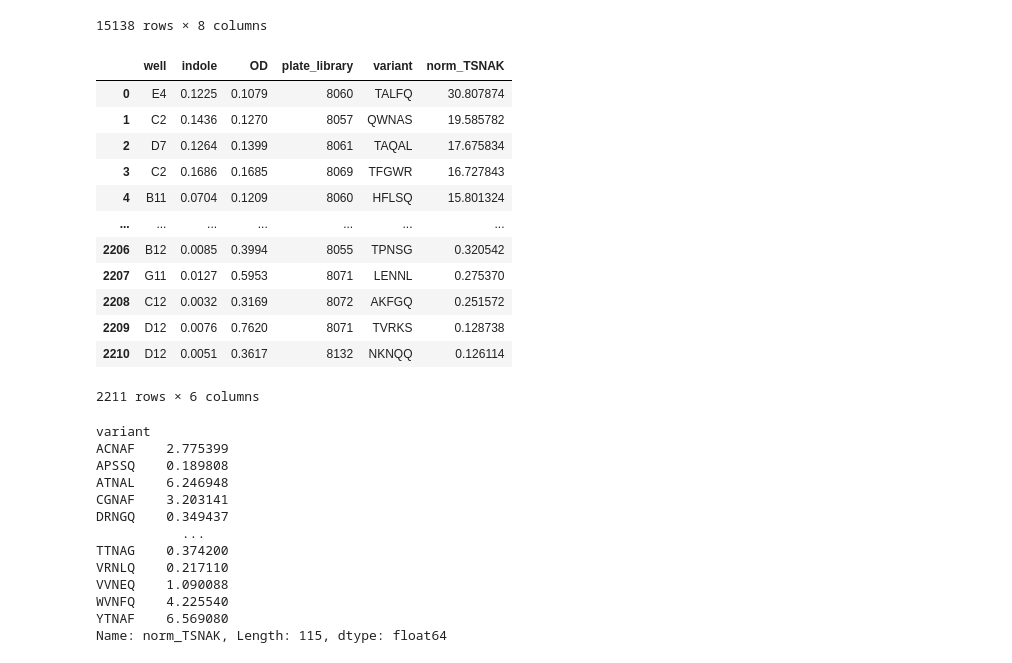
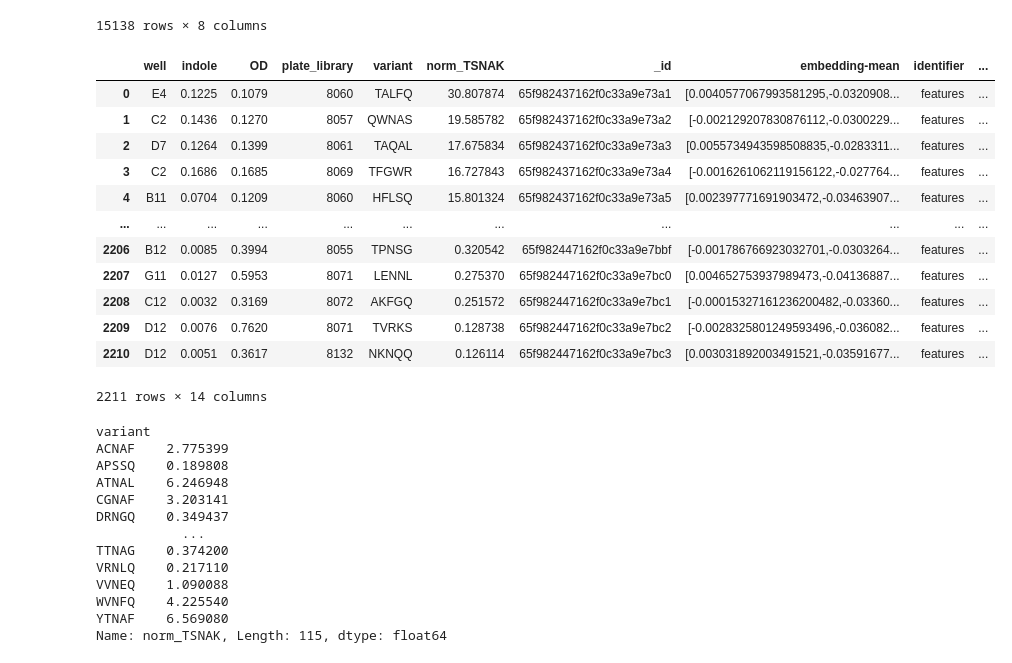
Before and after one commit to Queimo/stpy, a Jupyter notebook: data_exploration/ArM_data_exploration.ipynb, the cells around one changed output. Drawn from its saved outputs; the diff is of its cells as text; code cells hidden in the pictures.

```diff
--- a/data_exploration/ArM_data_exploration.ipynb
+++ b/data_exploration/ArM_data_exploration.ipynb
@@ -44,28 +43,28 @@ df_esm
 # %%
 # param = "T111H+S112F+N118L+A119S+K121Q" --> HFLSQ
 def get_variant_from_params(param: str):
     return "".join([x[-1] for x in param.split("+")])
 df_esm["variant"] = df_esm["params"].apply(get_variant_from_params)
 # drop where no + in params
 df_esm = df_esm[df_esm["params"].str.contains("\+")]
 
 # merge the two dataframes
-# df = df.merge(df_esm, left_on="variant", right_on="variant", how="inner")
+df = df.merge(df_esm, left_on="variant", right_on="variant", how="inner")
 df
 # %% [output]
-|  | well | indole | OD | plate_library | variant | norm_TSNAK |
-| 0 | E4 | 0.1225 | 0.1079 | 8060 | TALFQ | 30.807874 |
-| 1 | C2 | 0.1436 | 0.1270 | 8057 | QWNAS | 19.585782 |
-| 2 | D7 | 0.1264 | 0.1399 | 8061 | TAQAL | 17.675834 |
-| 3 | C2 | 0.1686 | 0.1685 | 8069 | TFGWR | 16.727843 |
-| 4 | B11 | 0.0704 | 0.1209 | 8060 | HFLSQ | 15.801324 |
-| ... | ... | ... | ... | ... | ... | ... |
-| 2206 | B12 | 0.0085 | 0.3994 | 8055 | TPNSG | 0.320542 |
-| 2207 | G11 | 0.0127 | 0.5953 | 8071 | LENNL | 0.275370 |
-| 2208 | C12 | 0.0032 | 0.3169 | 8072 | AKFGQ | 0.251572 |
-| 2209 | D12 | 0.0076 | 0.7620 | 8071 | TVRKS | 0.128738 |
-| 2210 | D12 | 0.0051 | 0.3617 | 8132 | NKNQQ | 0.126114 |
+|  | well | indole | OD | plate_library | variant | norm_TSNAK | _id | embedding-mean | identifier | ... |
+| 0 | E4 | 0.1225 | 0.1079 | 8060 | TALFQ | 30.807874 | 65f982437162f0c33a9e73a1 | [0.0040577067993581295,-0.0320908... | features | ... |
+| 1 | C2 | 0.1436 | 0.1270 | 8057 | QWNAS | 19.585782 | 65f982437162f0c33a9e73a2 | [-0.002129207830876112,-0.0300229... | features | ... |
+| 2 | D7 | 0.1264 | 0.1399 | 8061 | TAQAL | 17.675834 | 65f982437162f0c33a9e73a3 | [0.0055734943598508835,-0.0283311... | features | ... |
+| 3 | C2 | 0.1686 | 0.1685 | 8069 | TFGWR | 16.727843 | 65f982437162f0c33a9e73a4 | [-0.0016261062119156122,-0.027764... | features | ... |
+| 4 | B11 | 0.0704 | 0.1209 | 8060 | HFLSQ | 15.801324 | 65f982437162f0c33a9e73a5 | [0.002397771691903472,-0.03463907... | features | ... |
+| ... | ... | ... | ... | ... | ... | ... | ... | ... | ... | ... |
+| 2206 | B12 | 0.0085 | 0.3994 | 8055 | TPNSG | 0.320542 | 65f982447162f0c33a9e7bbf | [-0.001786766923032701,-0.0303264... | features | ... |
+| 2207 | G11 | 0.0127 | 0.5953 | 8071 | LENNL | 0.275370 | 65f982447162f0c33a9e7bc0 | [0.004652753937989473,-0.04136887... | features | ... |
+| 2208 | C12 | 0.0032 | 0.3169 | 8072 | AKFGQ | 0.251572 | 65f982447162f0c33a9e7bc1 | [-0.00015327161236200482,-0.03360... | features | ... |
+| 2209 | D12 | 0.0076 | 0.7620 | 8071 | TVRKS | 0.128738 | 65f982447162f0c33a9e7bc2 | [-0.0028325801249593496,-0.036082... | features | ... |
+| 2210 | D12 | 0.0051 | 0.3617 | 8132 | NKNQQ | 0.126114 | 65f982447162f0c33a9e7bc3 | [0.003031892003491521,-0.03591677... | features | ... |
-2211 rows × 6 columns
+2211 rows × 14 columns
 # %%
 stds = df.groupby('variant')["norm_TSNAK"].std()
 has_std = ~stds.isna()
```
Also changed, not shown: parts of 1 cell of this notebook, 9 other files.
